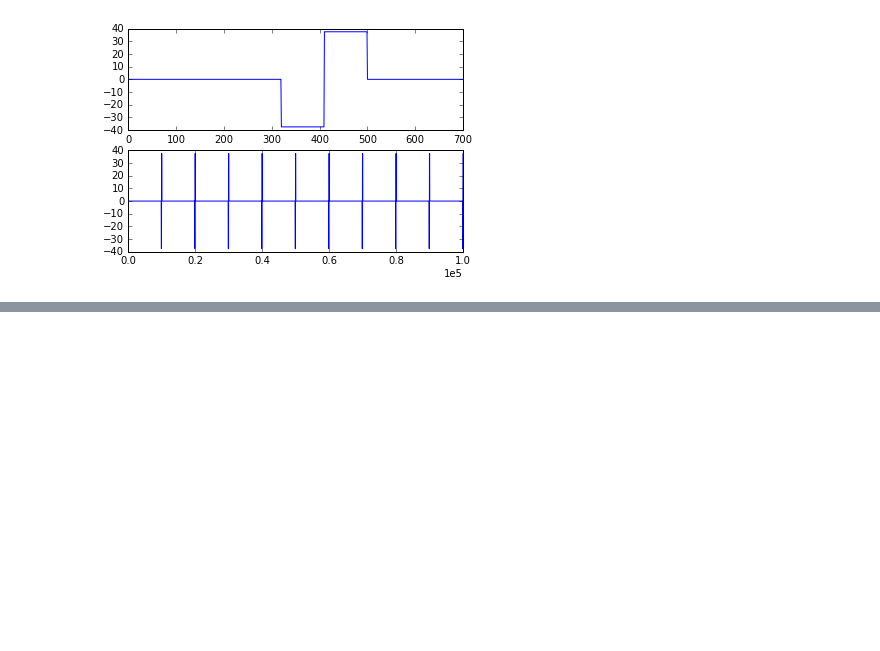
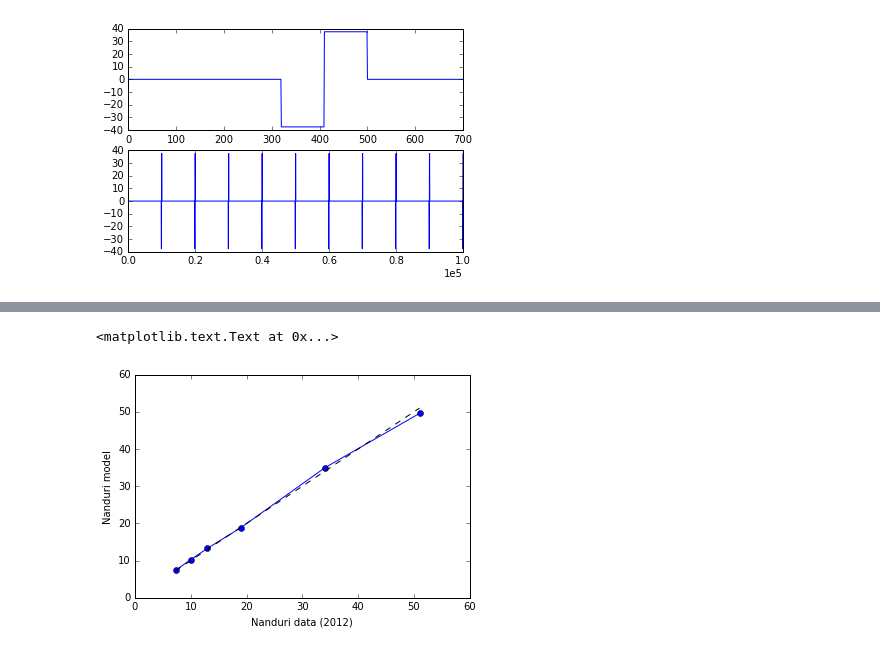
Before and after one commit to mbeyeler/pulse2percept, a Jupyter notebook: examples/notebooks/1.0-mb-exp-nanduri2012.ipynb, the cells around one changed output, grey strips where cells are left out. Cells and saved outputs as stored; diff of their text form; code cells hidden in the pictures; blank space fills up the shorter version.

```diff
--- a/examples/notebooks/1.0-mb-exp-nanduri2012.ipynb
+++ b/examples/notebooks/1.0-mb-exp-nanduri2012.ipynb
@@ -80,0 +81,9 @@ r = e2cm.Retina(axon_map='retina_2000_by_2000.npz',
+# %%
+freq_nanduri = best_scale * bright_freq
+plt.plot(out_freqs, freq_nanduri, 'o-')
+plt.plot([out_freqs[0], out_freqs[-1]], [out_freqs[0], out_freqs[-1]], '--k')
+plt.xlabel('Nanduri data (2012)')
+plt.ylabel('Nanduri model')
+# %% [output]
+<matplotlib.text.Text at 0x...>
+[figure, added]
```
Also changed, not shown: parts of 14 cells of this notebook, 4 other files.
